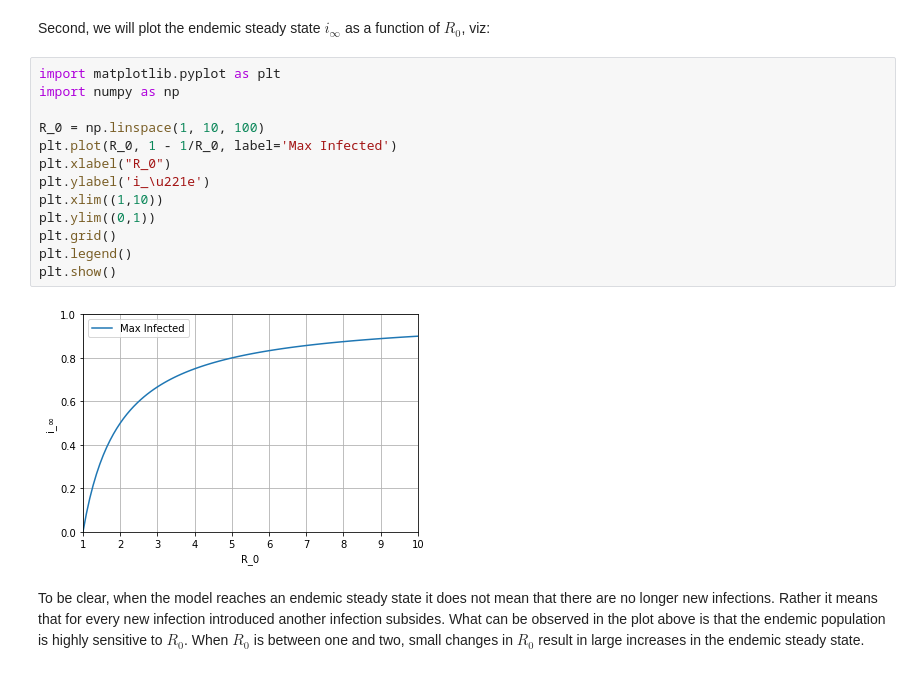
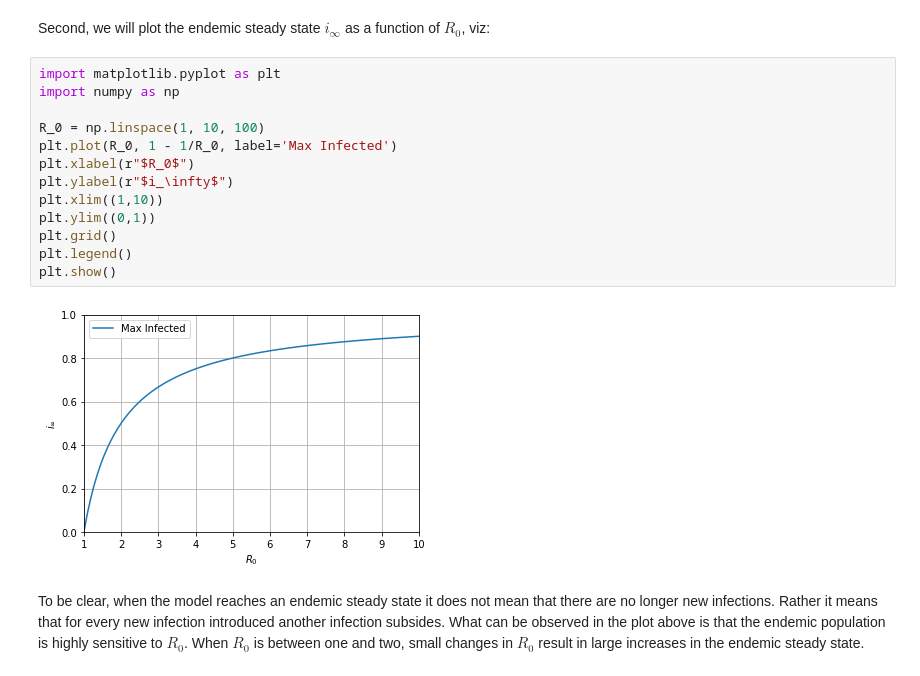
Before and after one commit to fcantelmi/morning-bytes, a Jupyter notebook: sirmodel/sirmodel.ipynb, the cells around one changed output. Cells and saved outputs as stored; diff of their text form.

```diff
--- a/sirmodel/sirmodel.ipynb
+++ b/sirmodel/sirmodel.ipynb
@@ -316,17 +316,17 @@ Second, we will plot the endemic steady state $i_\infty$ as a function of $R_0$,
 # %%
 import matplotlib.pyplot as plt
 import numpy as np
 
 R_0 = np.linspace(1, 10, 100)
 plt.plot(R_0, 1 - 1/R_0, label='Max Infected')
-plt.xlabel("R_0")
-plt.ylabel('i_\u221e')
+plt.xlabel(r"$R_0$")
+plt.ylabel(r"$i_\infty$")
 plt.xlim((1,10))
 plt.ylim((0,1))
 plt.grid()
 plt.legend()
 plt.show()
 # %% [output]
-[figure, old version]
+[figure, new version]
 # %% [markdown]
 To be clear, when the model reaches an endemic steady state it does not mean that there are no longer new infections. Rather it means that for every new infection introduced another infection subsides. What can be observed in the plot above is that the endemic population is highly sensitive to $R_0$. When $R_0$ is between one and two, small changes in $R_0$ result in large increases in the endemic steady state.
```
Also changed, not shown: parts of 2 cells of this notebook.
